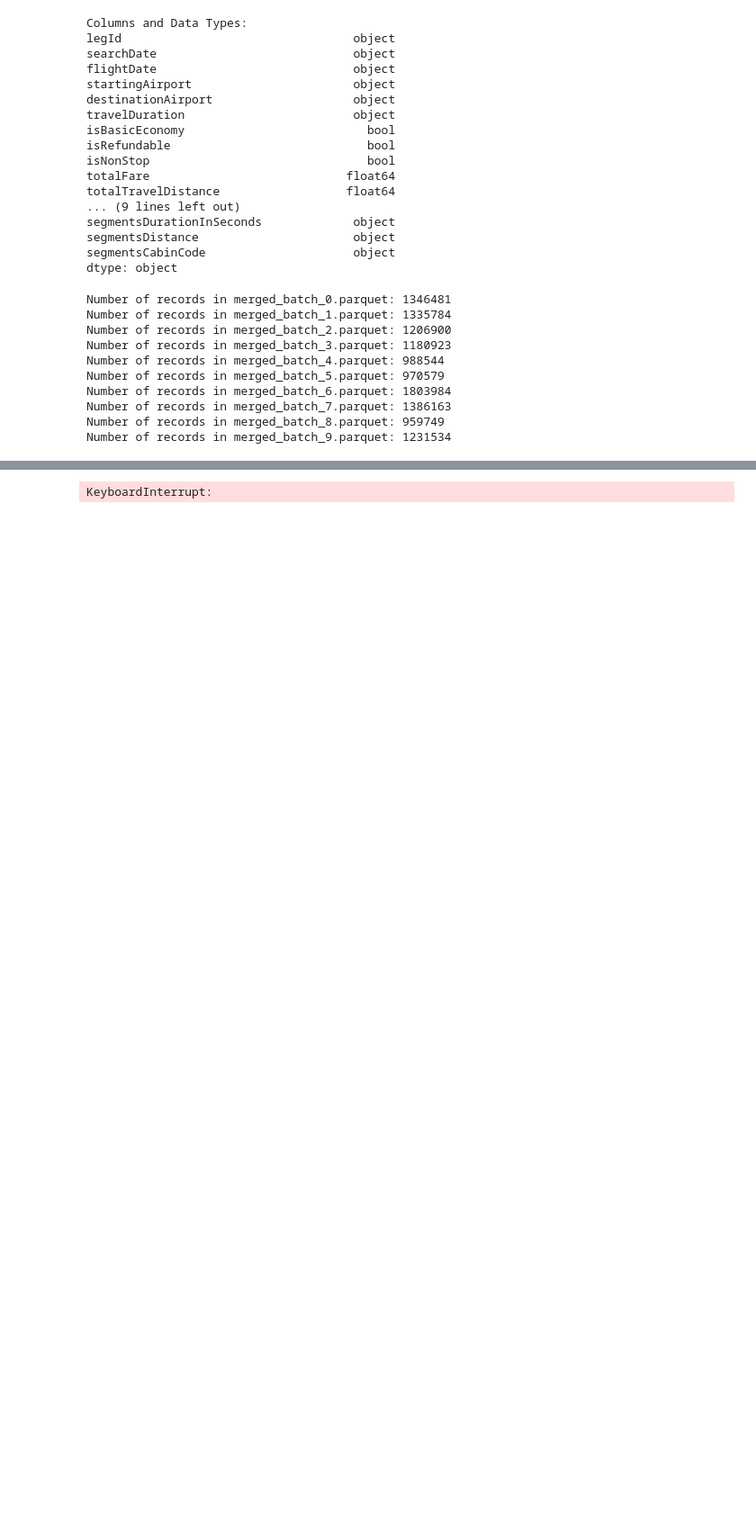
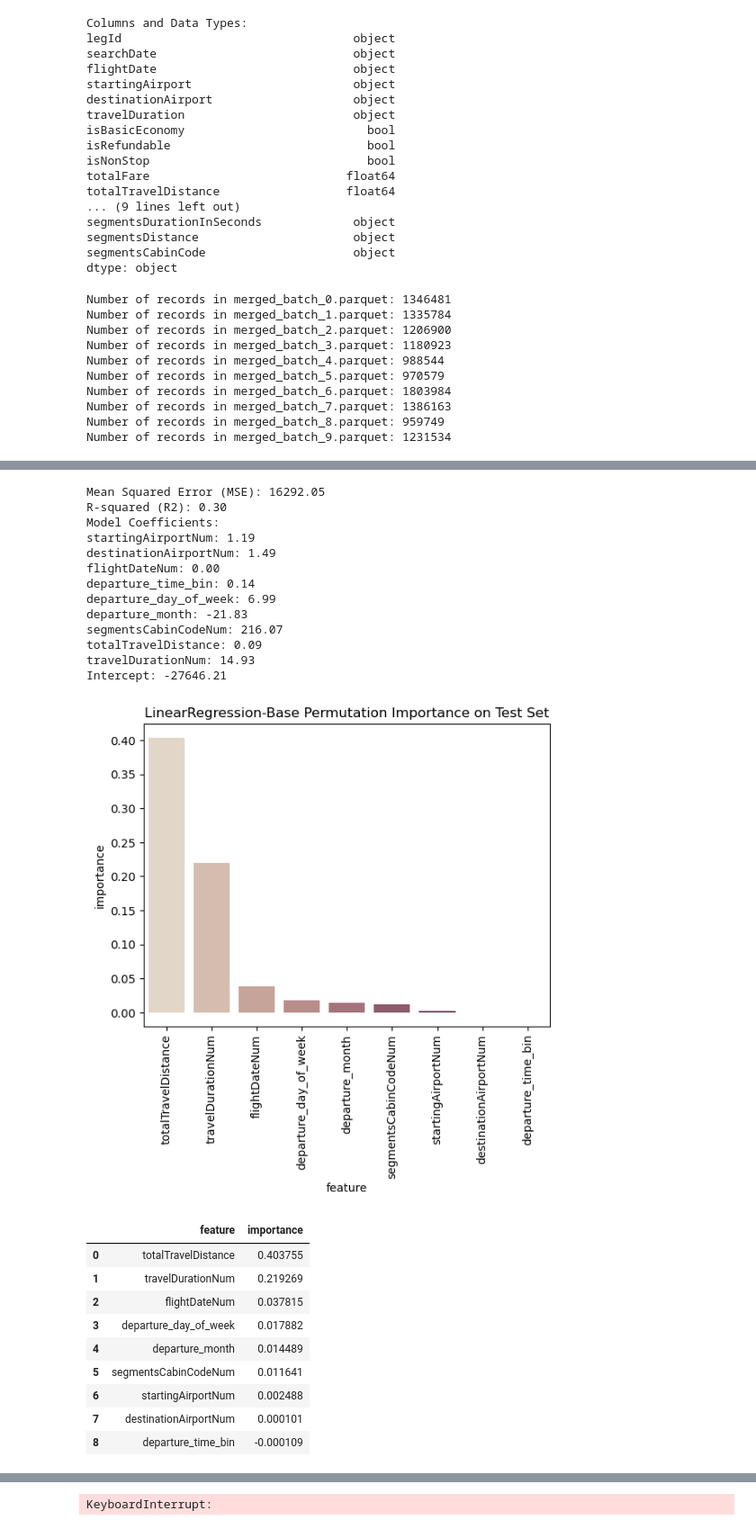
Before and after one commit to chuannarongvat/at3_group_9, a Jupyter notebook: notebooks/AT3.ipynb, the cells around one changed output, grey strips where cells are left out. Shown at 90% size. Cells and saved outputs as stored; diff of their text form; code cells hidden in the pictures; blank space fills up the shorter version.

Commit message:
Update hyperparameter and graphs.

```diff
--- a/notebooks/AT3.ipynb
+++ b/notebooks/AT3.ipynb
@@ -1357,3 +1467,80 @@ Intercept: -58239.32
+# %%
+import pandas as pd
+from sklearn.model_selection import train_test_split
+from sklearn.linear_model import LinearRegression
+from sklearn.metrics import mean_squared_error, r2_score
+
+
+# Define all features and target variable
+features = [
+    'startingAirportNum',
+    'destinationAirportNum',
+    'flightDateNum',
+    'departure_time_bin',
+    'departure_day_of_week',
+    'departure_month',
+    'segmentsCabinCodeNum',
+    'totalTravelDistance',
+    'travelDurationNum'
+]
+
+target = 'totalFare'
+
+# Split the data into training and testing sets
+X = df[features]
+y = df[target]
+X_train, X_test, y_train, y_test = train_test_split(X, y, test_size=0.2, random_state=42)
+
+# Create a linear regression model
+model = LinearRegression()
+
+# Fit the model to the training data
+model.fit(X_train, y_train)
+
+# Make predictions on the test data
+y_pred = model.predict(X_test)
+
+# Evaluate the model
+mse = mean_squared_error(y_test, y_pred)
+r2 = r2_score(y_test, y_pred)
+
+# Print the model's performance metrics
+print(f"Mean Squared Error (MSE): {mse:.2f}")
+print(f"R-squared (R2): {r2:.2f}")
+
+# Print the model's coefficients and intercept
+print("Model Coefficients:")
+for feature, coefficient in zip(features, model.coef_):
+    print(f"{feature}: {coefficient:.2f}")
+print(f"Intercept: {model.intercept_:.2f}")
+
+# Calculate and plot permutation importance
+permutation_importance(model, X_test, y_test, 'Test', 'LinearRegression-Base')
+# %% [output]
+Mean Squared Error (MSE): 16292.05
+R-squared (R2): 0.30
+Model Coefficients:
+startingAirportNum: 1.19
+destinationAirportNum: 1.49
+flightDateNum: 0.00
+departure_time_bin: 0.14
+departure_day_of_week: 6.99
+departure_month: -21.83
+segmentsCabinCodeNum: 216.07
+totalTravelDistance: 0.09
+travelDurationNum: 14.93
+Intercept: -27646.21
+[figure, added]
+|  | feature | importance |
+| 0 | totalTravelDistance | 0.403755 |
+| 1 | travelDurationNum | 0.219269 |
+| 2 | flightDateNum | 0.037815 |
+| 3 | departure_day_of_week | 0.017882 |
+| 4 | departure_month | 0.014489 |
+| 5 | segmentsCabinCodeNum | 0.011641 |
+| 6 | startingAirportNum | 0.002488 |
+| 7 | destinationAirportNum | 0.000101 |
+| 8 | departure_time_bin | -0.000109 |
 # %%
 import pandas as pd
 from sklearn.model_selection import train_test_split
```
Also changed, not shown: parts of 28 cells of this notebook.
